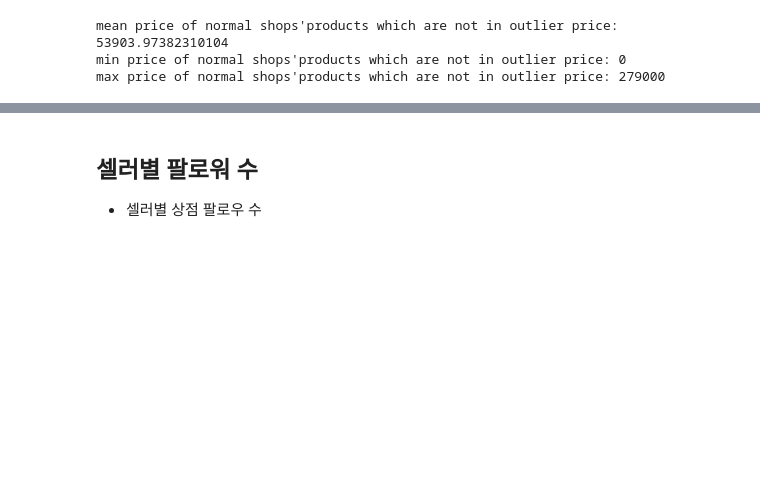
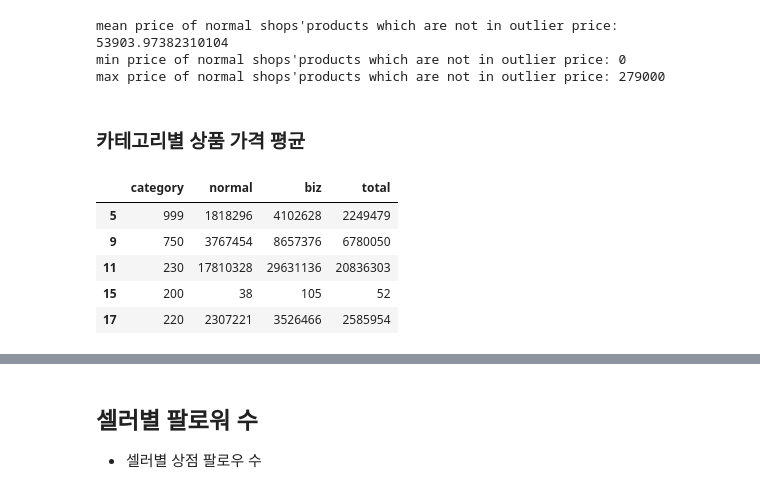
Before and after one commit to qkrtjdud1017/analytics, a Jupyter notebook: 판매자(일반상점+전문상점)특성.ipynb, the cells around one changed output, grey strips where cells are left out. Drawn from its saved outputs; the diff is of its cells as text; code cells hidden in the pictures; blank space fills up the shorter version.

```diff
--- a/판매자(일반상점+전문상점)특성.ipynb
+++ b/판매자(일반상점+전문상점)특성.ipynb
@@ -850,3 +893,5 @@ print('max price of normal shops\'products which are not in outlier price: ' + s
 mean price of normal shops'products which are not in outlier price: 53903.97382310104
 min price of normal shops'products which are not in outlier price: 0
 max price of normal shops'products which are not in outlier price: 279000
+# %% [markdown]
+### 카테고리별 상품 가격 평균
@@ -852,0 +928,9 @@ max price of normal shops'products which are not in outlier price: 279000
+# %%
+price_by_category[price_by_category['biz'] > price_by_category['normal']]
+# %% [output]
+|  | category | normal | biz | total |
+| 5 | 999 | 1818296 | 4102628 | 2249479 |
+| 9 | 750 | 3767454 | 8657376 | 6780050 |
+| 11 | 230 | 17810328 | 29631136 | 20836303 |
+| 15 | 200 | 38 | 105 | 52 |
+| 17 | 220 | 2307221 | 3526466 | 2585954 |
```
Also changed, not shown: parts of 10 cells of this notebook, 1 other file.
